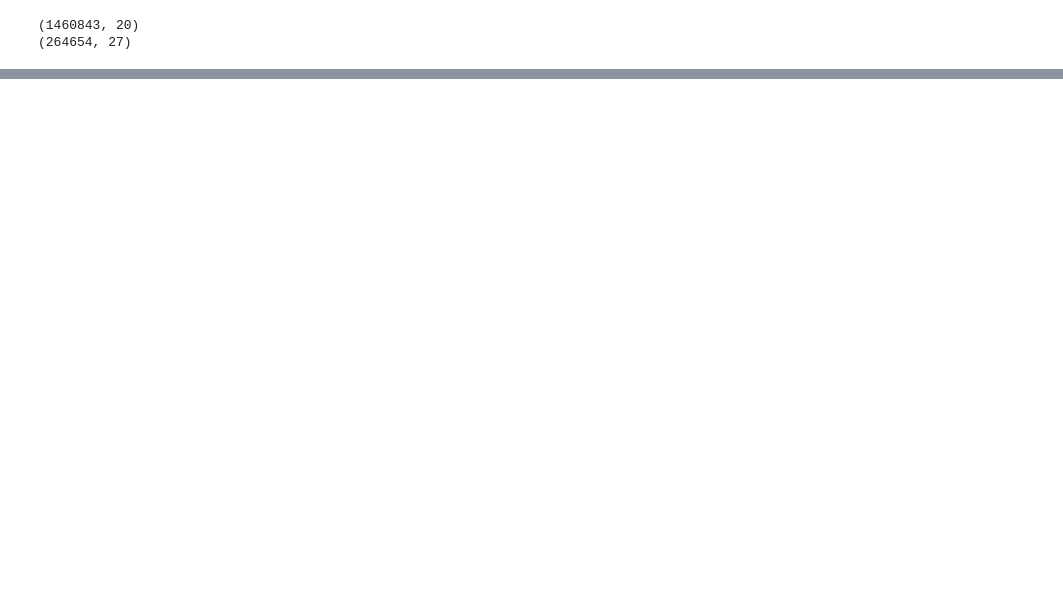
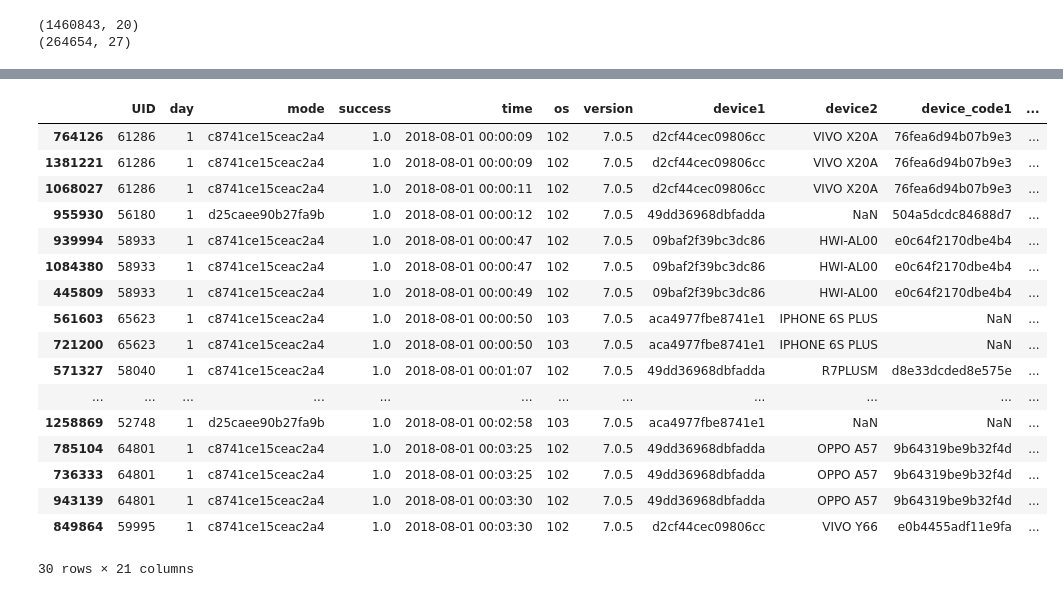
Before and after one commit to alexliu2360/dc_xjf, a Jupyter notebook: baseline.ipynb, the cells around one changed output, grey strips where cells are left out. Saved outputs shown, nothing was run; the diff lists cells and outputs as text; code cells hidden in the pictures; blank space fills up the shorter version.

```diff
--- a/baseline.ipynb
+++ b/baseline.ipynb
@@ -10 +7,5 @@ tag_train = pd.read_csv('../data/tag_train_new.csv')
+# %%
+op_train = pd.read_csv('../data/operation_train_new.csv')
+tran_train = pd.read_csv('../data/transaction_train_new.csv')
+tag_train = pd.read_csv('../data/tag_train_new.csv')
 # %%
@@ -28,0 +39,7 @@ def single_uid_in_tran(op_uids, tran_uids):
+# %%
+# 处理时间字符串
+op_train['time'] = op_train['day'].apply(lambda x: "2018-08-%02d" % x) + ' ' + op_train['time']
+op_train['timestamp'] = op_train['time'].apply(lambda x:time.mktime(time.strptime(x,'%Y-%m-%d %H:%M:%S')))
+
+tran_train['time'] = tran_train['day'].apply(lambda x: "2018-08-%02d" % x) + ' ' + tran_train['time']
+tran_train['timestamp'] = tran_train['time'].apply(lambda x:time.mktime(time.strptime(x,'%Y-%m-%d %H:%M:%S')))
@@ -29,4 +66,29 @@ def single_uid_in_tran(op_uids, tran_uids):
 # %%
-op_train = operation_train.sort_values(by='UID',ascending=True)
-tran_train = transaction_train.sort_values(by='UID',ascending=True)
+op_train = op_train.sort_values(by='timestamp',ascending=True)
+tran_train = tran_train.sort_values(by='timestamp',ascending=True)
 tag_train = tag_train.sort_values(by='UID', ascending=True)
+
+op_train_gb = op_train.groupby('UID', as_index=True)
+tran_train_gb = tran_train.groupby('UID', as_index=True)
+# tag_train_gb = tag_train.groupby('UID', as_index=True)
+# %%
+op_train.head(30)
+# %% [output]
+|  | UID | day | mode | success | time | os | version | device1 | device2 | device_code1 | ... |
+| 764126 | 61286 | 1 | c8741ce15ceac2a4 | 1.0 | 2018-08-01 00:00:09 | 102 | 7.0.5 | d2cf44cec09806cc | VIVO X20A | 76fea6d94b07b9e3 | ... |
+| 1381221 | 61286 | 1 | c8741ce15ceac2a4 | 1.0 | 2018-08-01 00:00:09 | 102 | 7.0.5 | d2cf44cec09806cc | VIVO X20A | 76fea6d94b07b9e3 | ... |
+| 1068027 | 61286 | 1 | c8741ce15ceac2a4 | 1.0 | 2018-08-01 00:00:11 | 102 | 7.0.5 | d2cf44cec09806cc | VIVO X20A | 76fea6d94b07b9e3 | ... |
+| 955930 | 56180 | 1 | d25caee90b27fa9b | 1.0 | 2018-08-01 00:00:12 | 102 | 7.0.5 | 49dd36968dbfadda | NaN | 504a5dcdc84688d7 | ... |
+| 939994 | 58933 | 1 | c8741ce15ceac2a4 | 1.0 | 2018-08-01 00:00:47 | 102 | 7.0.5 | 09baf2f39bc3dc86 | HWI-AL00 | e0c64f2170dbe4b4 | ... |
+| 1084380 | 58933 | 1 | c8741ce15ceac2a4 | 1.0 | 2018-08-01 00:00:47 | 102 | 7.0.5 | 09baf2f39bc3dc86 | HWI-AL00 | e0c64f2170dbe4b4 | ... |
+| 445809 | 58933 | 1 | c8741ce15ceac2a4 | 1.0 | 2018-08-01 00:00:49 | 102 | 7.0.5 | 09baf2f39bc3dc86 | HWI-AL00 | e0c64f2170dbe4b4 | ... |
+| 561603 | 65623 | 1 | c8741ce15ceac2a4 | 1.0 | 2018-08-01 00:00:50 | 103 | 7.0.5 | aca4977fbe8741e1 | IPHONE 6S PLUS | NaN | ... |
+| 721200 | 65623 | 1 | c8741ce15ceac2a4 | 1.0 | 2018-08-01 00:00:50 | 103 | 7.0.5 | aca4977fbe8741e1 | IPHONE 6S PLUS | NaN | ... |
+| 571327 | 58040 | 1 | c8741ce15ceac2a4 | 1.0 | 2018-08-01 00:01:07 | 102 | 7.0.5 | 49dd36968dbfadda | R7PLUSM | d8e33dcded8e575e | ... |
+| ... | ... | ... | ... | ... | ... | ... | ... | ... | ... | ... | ... |
+| 1258869 | 52748 | 1 | d25caee90b27fa9b | 1.0 | 2018-08-01 00:02:58 | 103 | 7.0.5 | aca4977fbe8741e1 | NaN | NaN | ... |
+| 785104 | 64801 | 1 | c8741ce15ceac2a4 | 1.0 | 2018-08-01 00:03:25 | 102 | 7.0.5 | 49dd36968dbfadda | OPPO A57 | 9b64319be9b32f4d | ... |
+| 736333 | 64801 | 1 | c8741ce15ceac2a4 | 1.0 | 2018-08-01 00:03:25 | 102 | 7.0.5 | 49dd36968dbfadda | OPPO A57 | 9b64319be9b32f4d | ... |
+| 943139 | 64801 | 1 | c8741ce15ceac2a4 | 1.0 | 2018-08-01 00:03:30 | 102 | 7.0.5 | 49dd36968dbfadda | OPPO A57 | 9b64319be9b32f4d | ... |
+| 849864 | 59995 | 1 | c8741ce15ceac2a4 | 1.0 | 2018-08-01 00:03:30 | 102 | 7.0.5 | d2cf44cec09806cc | VIVO Y66 | e0b4455adf11e9fa | ... |
+30 rows × 21 columns
```
Also changed, not shown: parts of 28 cells of this notebook.
